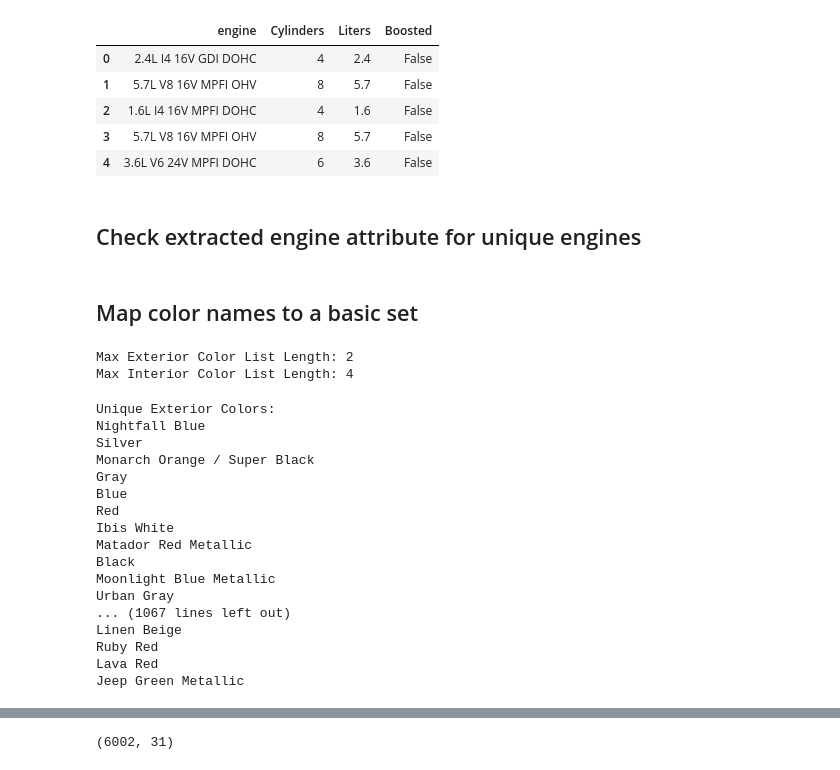
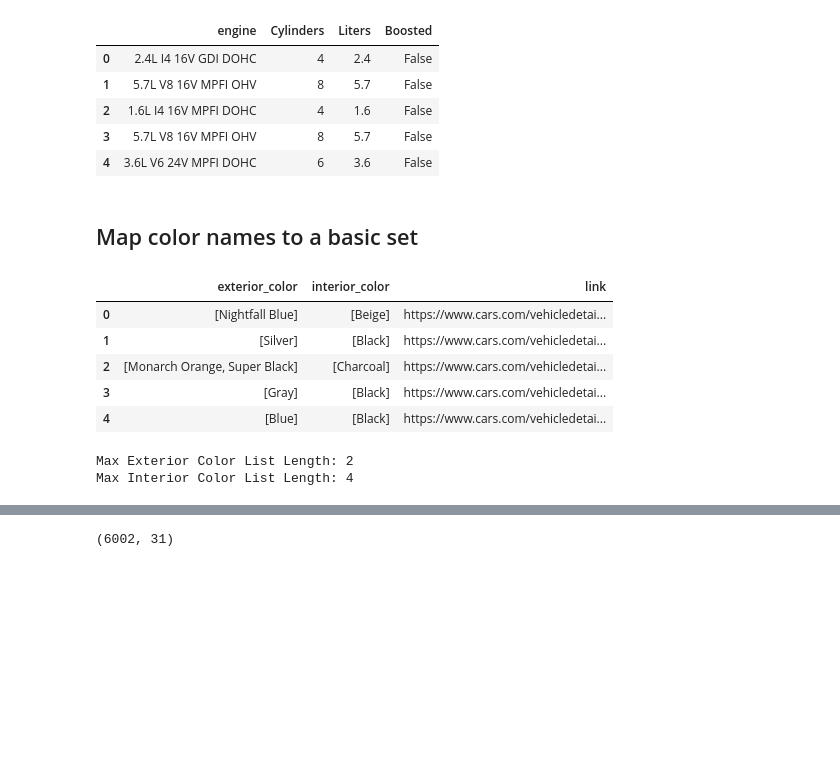
Before and after one commit to evanhollier/Cars_Project, a Jupyter notebook: data_preprocessing.ipynb, the cells around one changed output, grey strips where cells are left out. Saved outputs shown, nothing was run; the diff lists cells and outputs as text; code cells hidden in the pictures; blank space fills up the shorter version.

Commit message:
define common colors and replacing variations

```diff
--- a/data_preprocessing.ipynb
+++ b/data_preprocessing.ipynb
@@ -222,6 +211,4 @@ df[['engine', 'Cylinders', 'Liters', 'Boosted']].head()
 | 2 | 1.6L I4 16V MPFI DOHC | 4 | 1.6 | False |
 | 3 | 5.7L V8 16V MPFI OHV | 8 | 5.7 | False |
 | 4 | 3.6L V6 24V MPFI DOHC | 6 | 3.6 | False |
-# %% [markdown]
-## Check extracted engine attribute for unique engines
 # %%
@@ -245,4 +232,18 @@ engine_df = pd.DataFrame(engine_data)
 # row 391 "-"
 # %% [markdown]
 ## Map color names to a basic set
+# %%
+color_df = df[['exterior_color', 'interior_color', 'link']].copy()
+
+# Split listings with multiple colors
+color_df['exterior_color'] = color_df['exterior_color'].apply(lambda x: x.split(' / ') if pd.notnull(x) else x)
+color_df['interior_color'] = color_df['interior_color'].apply(lambda x: x.split(' / ') if pd.notnull(x) else x)
+color_df.head()
+# %% [output]
+|  | exterior_color | interior_color | link |
+| 0 | [Nightfall Blue] | [Beige] | https://www.cars.com/vehicledetai... |
+| 1 | [Silver] | [Black] | https://www.cars.com/vehicledetai... |
+| 2 | [Monarch Orange, Super Black] | [Charcoal] | https://www.cars.com/vehicledetai... |
+| 3 | [Gray] | [Black] | https://www.cars.com/vehicledetai... |
+| 4 | [Blue] | [Black] | https://www.cars.com/vehicledetai... |
 # %%
@@ -261,28 +258,3 @@ print(f"Max Interior Color List Length: {max_interior_color_length}")
 # %% [output]
 Max Exterior Color List Length: 2
 Max Interior Color List Length: 4
-# %%
-unique_exterior_colors = df['exterior_color'].unique()
-unique_interior_colors = df['interior_color'].unique()
-
-print("Unique Exterior Colors:")
-for color in unique_exterior_colors:
-    print(color)
-# %% [output]
-Unique Exterior Colors:
-Nightfall Blue
-Silver
-Monarch Orange / Super Black
-Gray
-Blue
-Red
-Ibis White
-Matador Red Metallic
-Black
-Moonlight Blue Metallic
-Urban Gray
-... (1067 lines left out)
-Linen Beige
-Ruby Red
-Lava Red
-Jeep Green Metallic
```
Also changed, not shown: parts of 10 cells of this notebook.
